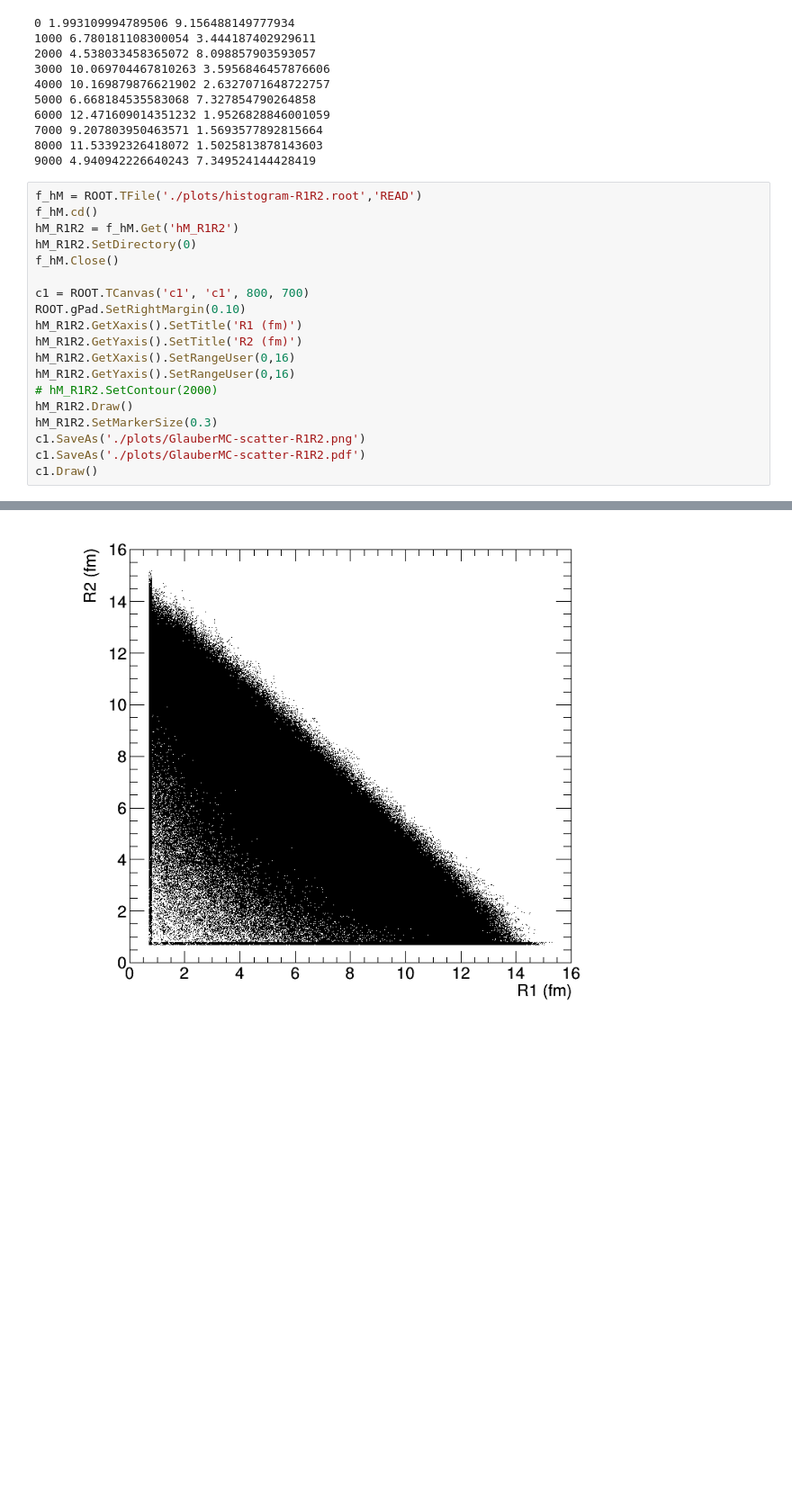
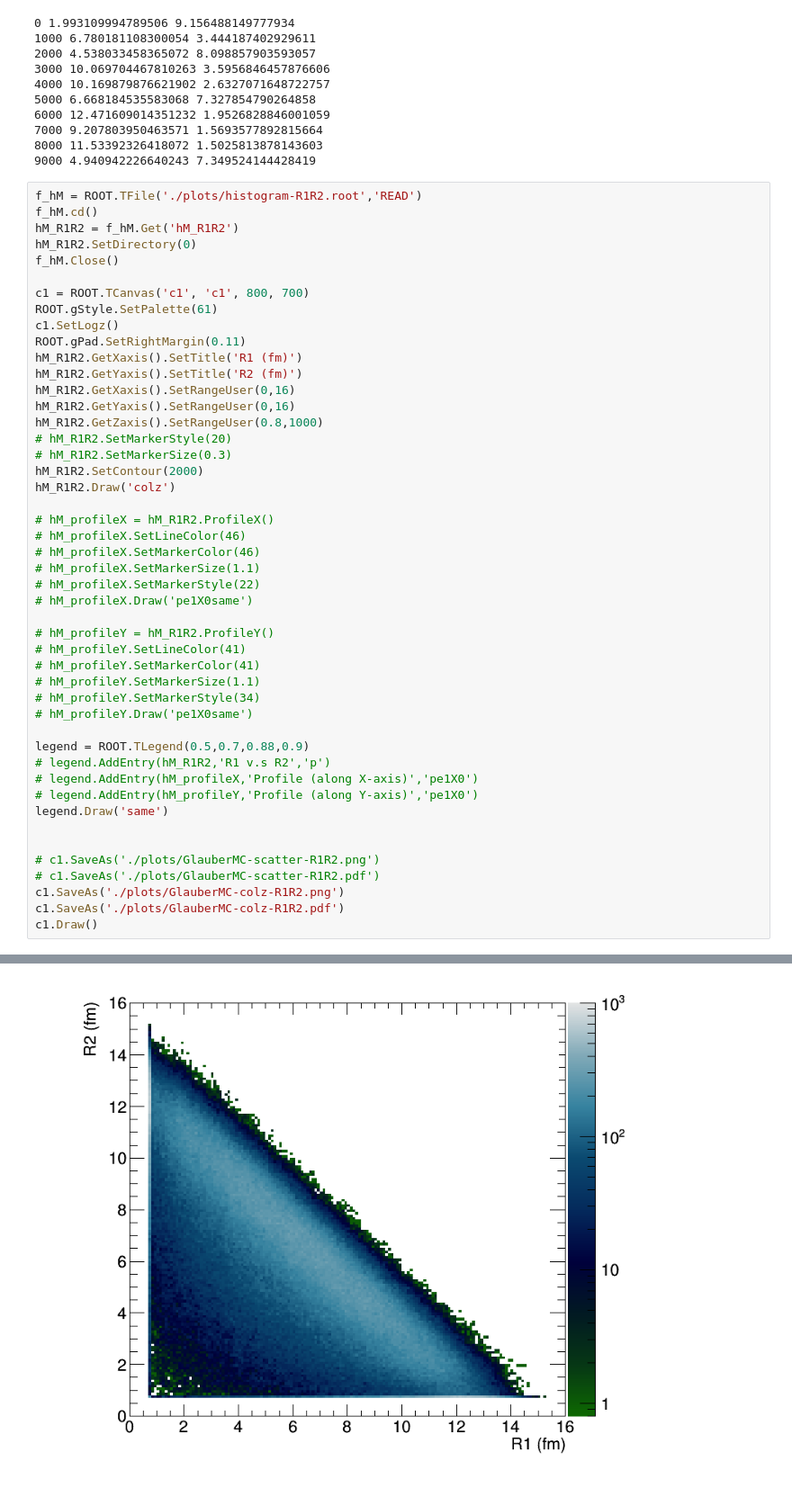
Before and after one commit to hrjheng/NCU-1072-HEPCourse, a Jupyter notebook: GlauberMC/GlauberMC-R1R2.ipynb, the cells around one changed output, grey strips where cells are left out. Shown at 90% size. Drawn from its saved outputs; the diff is of its cells as text; blank space fills up the shorter version.

```diff
--- a/GlauberMC/GlauberMC-R1R2.ipynb
+++ b/GlauberMC/GlauberMC-R1R2.ipynb
@@ -240,16 +238,44 @@ hM_R1R2.SetDirectory(0)
 f_hM.Close()
 
 c1 = ROOT.TCanvas('c1', 'c1', 800, 700)
-ROOT.gPad.SetRightMargin(0.10)
+ROOT.gStyle.SetPalette(61)
+c1.SetLogz()
+ROOT.gPad.SetRightMargin(0.11)
 hM_R1R2.GetXaxis().SetTitle('R1 (fm)')
 hM_R1R2.GetYaxis().SetTitle('R2 (fm)')
 hM_R1R2.GetXaxis().SetRangeUser(0,16)
 hM_R1R2.GetYaxis().SetRangeUser(0,16)
-# hM_R1R2.SetContour(2000)
-hM_R1R2.Draw()
-hM_R1R2.SetMarkerSize(0.3)
-c1.SaveAs('./plots/GlauberMC-scatter-R1R2.png')
-c1.SaveAs('./plots/GlauberMC-scatter-R1R2.pdf')
+hM_R1R2.GetZaxis().SetRangeUser(0.8,1000)
+# hM_R1R2.SetMarkerStyle(20)
+# hM_R1R2.SetMarkerSize(0.3)
+hM_R1R2.SetContour(2000)
+hM_R1R2.Draw('colz')
+
+# hM_profileX = hM_R1R2.ProfileX()
+# hM_profileX.SetLineColor(46)
+# hM_profileX.SetMarkerColor(46)
+# hM_profileX.SetMarkerSize(1.1)
+# hM_profileX.SetMarkerStyle(22)
+# hM_profileX.Draw('pe1X0same')
+
+# hM_profileY = hM_R1R2.ProfileY()
+# hM_profileY.SetLineColor(41)
+# hM_profileY.SetMarkerColor(41)
+# hM_profileY.SetMarkerSize(1.1)
+# hM_profileY.SetMarkerStyle(34)
+# hM_profileY.Draw('pe1X0same')
+
+legend = ROOT.TLegend(0.5,0.7,0.88,0.9)
+# legend.AddEntry(hM_R1R2,'R1 v.s R2','p')
+# legend.AddEntry(hM_profileX,'Profile (along X-axis)','pe1X0')
+# legend.AddEntry(hM_profileY,'Profile (along Y-axis)','pe1X0')
+legend.Draw('same')
+
+
+# c1.SaveAs('./plots/GlauberMC-scatter-R1R2.png')
+# c1.SaveAs('./plots/GlauberMC-scatter-R1R2.pdf')
+c1.SaveAs('./plots/GlauberMC-colz-R1R2.png')
+c1.SaveAs('./plots/GlauberMC-colz-R1R2.pdf')
 c1.Draw()
 # %% [output]
 Warning in <TCanvas::Constructor>: Deleting canvas with same name: c1
@@ -258 +284 @@ Info in <TCanvas::Print>: pdf file ./plots/GlauberMC-scatter-R1R2.pdf has been c
-[figure, old version]
+[figure, new version]
```
Also changed, not shown: parts of 3 cells of this notebook, 5 other files.
